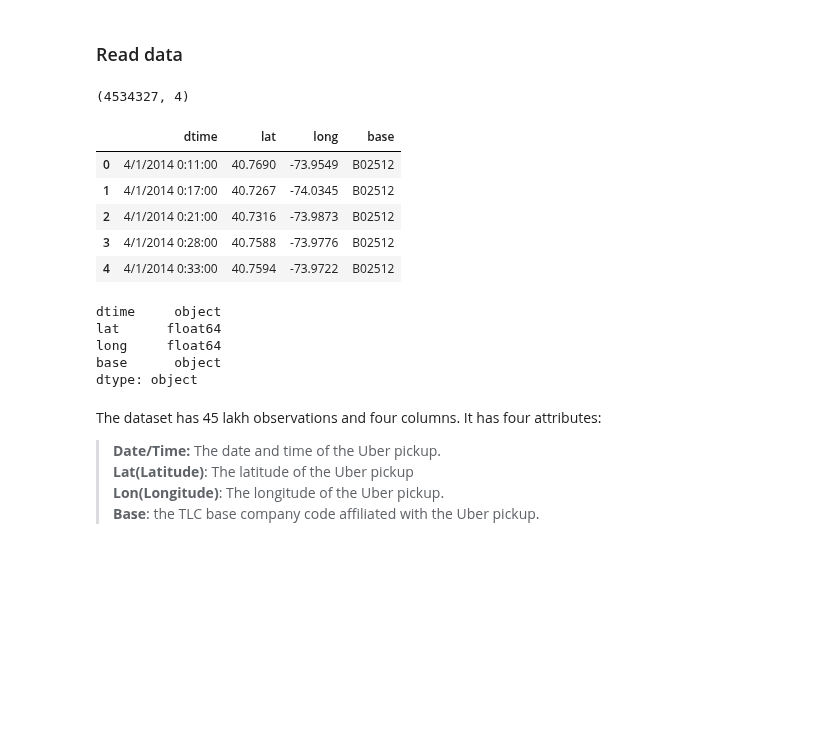
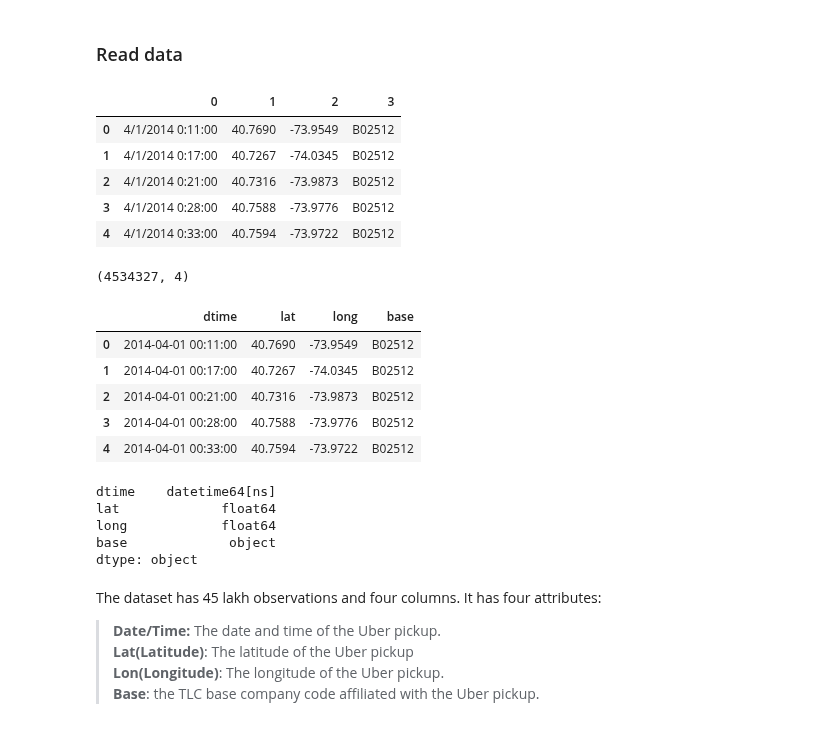
Before and after one commit to harnalashok/Clustering, a Jupyter notebook: uber_trips_clusters_I.ipynb, the cells around one changed output. Drawn from its saved outputs; the diff is of its cells as text; code cells hidden in the pictures; blank space fills up the shorter version.

```diff
--- a/uber_trips_clusters_I.ipynb
+++ b/uber_trips_clusters_I.ipynb
@@ -104,10 +87,20 @@ drive.mount('/content/drive')
 Drive already mounted at /content/drive; to attempt to forcibly remount, call drive.mount("/content/drive", force_remount=True).
 # %%
 # 2.0 Read data
-pathToFile = "D:\\data\\OneDrive\\Documents\\uber\\"
-pathToFile = "C:\\Users\\ashok\\OneDrive\\Documents\\uber\\"
 pathToFile = "/content/drive/MyDrive/Colab_data_files/uber/"
-#pathToFile = "/home/ashok/datasets/uber/"
 os.chdir(pathToFile)
 # %% [markdown]
 ### Read data
+# %%
+# 2.1
+data = pd.read_csv(pathToFile + "uber_raw_data_apr_sep2014.csv.zip", header = None)
+# %%
+#2.1.1
+data.head()
+# %% [output]
+|  | 0 | 1 | 2 | 3 |
+| 0 | 4/1/2014 0:11:00 | 40.7690 | -73.9549 | B02512 |
+| 1 | 4/1/2014 0:17:00 | 40.7267 | -74.0345 | B02512 |
+| 2 | 4/1/2014 0:21:00 | 40.7316 | -73.9873 | B02512 |
+| 3 | 4/1/2014 0:28:00 | 40.7588 | -73.9776 | B02512 |
+| 4 | 4/1/2014 0:33:00 | 40.7594 | -73.9722 | B02512 |
@@ -114,23 +111,33 @@ os.chdir(pathToFile)
 # %%
-# 2.1 Read data
-#data = pd.read_csv(pathToFile + "uber.zip", names = ["dtime","lat","long","base"])
+# 2.1.3 Else read data, as:
 data = pd.read_csv(pathToFile + "uber_raw_data_apr_sep2014.csv.zip", names =["dtime","lat","long","base"])
 data.shape    # (45,34,327, 4)
 data.head()
 data.dtypes
-# %% [output]
-(4534327, 4)
-|  | dtime | lat | long | base |
-| 0 | 4/1/2014 0:11:00 | 40.7690 | -73.9549 | B02512 |
-| 1 | 4/1/2014 0:17:00 | 40.7267 | -74.0345 | B02512 |
-| 2 | 4/1/2014 0:21:00 | 40.7316 | -73.9873 | B02512 |
-| 3 | 4/1/2014 0:28:00 | 40.7588 | -73.9776 | B02512 |
-| 4 | 4/1/2014 0:33:00 | 40.7594 | -73.9722 | B02512 |
-dtime     object
-lat      float64
-long     float64
-base      object
-dtype: object
+# %%
+# 2.1.3 Else read data, as:
+data = pd.read_csv(
+                     pathToFile + "uber_raw_data_apr_sep2014.csv.zip",
+                     names =["dtime","lat","long","base"],
+                     parse_dates = ['dtime']                     # MAke dtype of dtime as datetime
+                   )
+
+data.shape    # (45,34,327, 4)
+data.head()
+data.dtypes
+# %% [output]
+(4534327, 4)
+|  | dtime | lat | long | base |
+| 0 | 2014-04-01 00:11:00 | 40.7690 | -73.9549 | B02512 |
+| 1 | 2014-04-01 00:17:00 | 40.7267 | -74.0345 | B02512 |
+| 2 | 2014-04-01 00:21:00 | 40.7316 | -73.9873 | B02512 |
+| 3 | 2014-04-01 00:28:00 | 40.7588 | -73.9776 | B02512 |
+| 4 | 2014-04-01 00:33:00 | 40.7594 | -73.9722 | B02512 |
+dtime    datetime64[ns]
+lat             float64
+long            float64
+base             object
+dtype: object
 # %% [markdown]
 The dataset has 45 lakh observations and four columns. It has four attributes:
 
```
Also changed, not shown: parts of 12 cells of this notebook.
